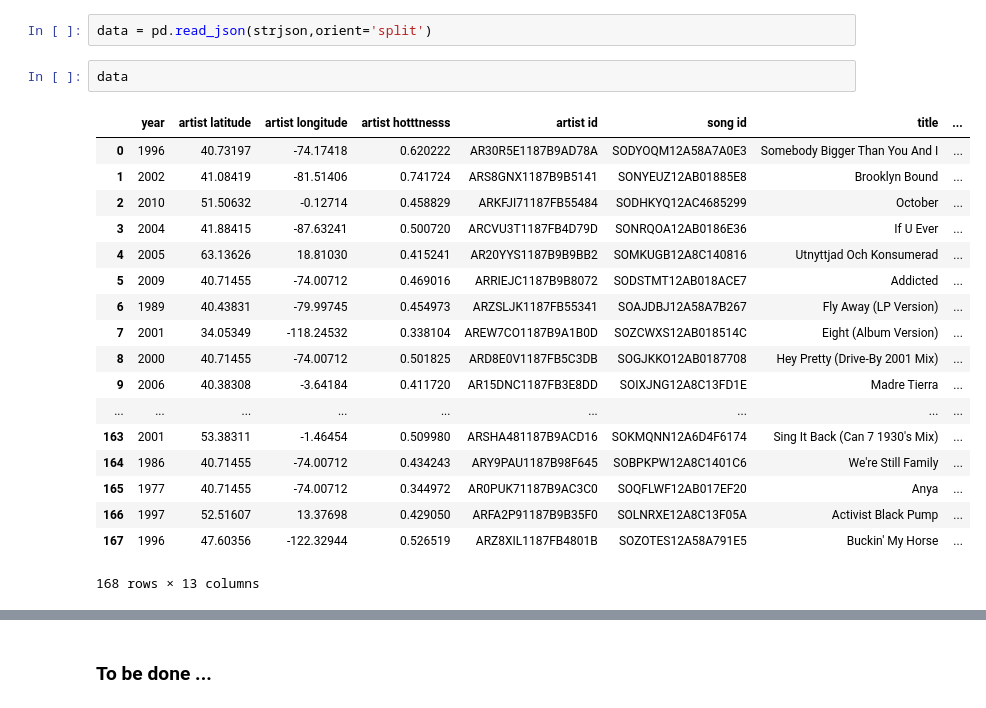
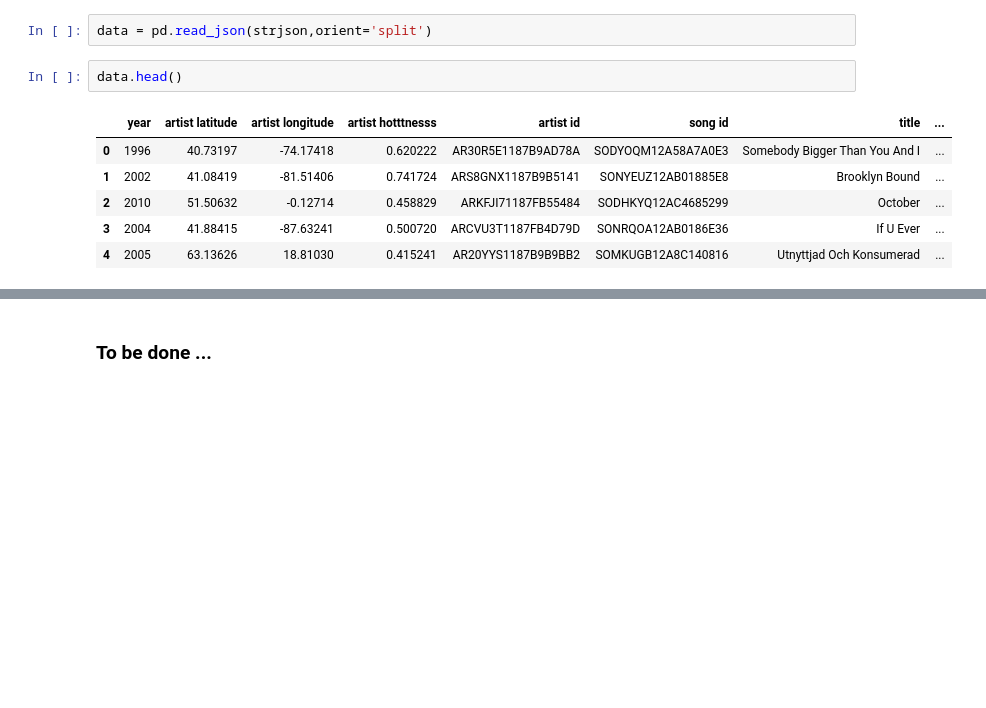
Before and after one commit to Piloumpicou/ADA-Unexpected-Match, a Jupyter notebook: project/MSD_subset.ipynb, the cells around one changed output, grey strips where cells are left out. Drawn from its saved outputs; the diff is of its cells as text; blank space fills up the shorter version.

```diff
--- a/project/MSD_subset.ipynb
+++ b/project/MSD_subset.ipynb
@@ -952,24 +954,12 @@ json = json.loads(strjson)
 # %%
 data = pd.read_json(strjson,orient='split')
 # %%
-data
+data.head()
 # %% [output]
 |  | year | artist latitude | artist longitude | artist hotttnesss | artist id | song id | title | ... |
 | 0 | 1996 | 40.73197 | -74.17418 | 0.620222 | AR30R5E1187B9AD78A | SODYOQM12A58A7A0E3 | Somebody Bigger Than You And I | ... |
 | 1 | 2002 | 41.08419 | -81.51406 | 0.741724 | ARS8GNX1187B9B5141 | SONYEUZ12AB01885E8 | Brooklyn Bound | ... |
 | 2 | 2010 | 51.50632 | -0.12714 | 0.458829 | ARKFJI71187FB55484 | SODHKYQ12AC4685299 | October | ... |
 | 3 | 2004 | 41.88415 | -87.63241 | 0.500720 | ARCVU3T1187FB4D79D | SONRQOA12AB0186E36 | If U Ever | ... |
 | 4 | 2005 | 63.13626 | 18.81030 | 0.415241 | AR20YYS1187B9B9BB2 | SOMKUGB12A8C140816 | Utnyttjad Och Konsumerad | ... |
-| 5 | 2009 | 40.71455 | -74.00712 | 0.469016 | ARRIEJC1187B9B8072 | SODSTMT12AB018ACE7 | Addicted | ... |
-| 6 | 1989 | 40.43831 | -79.99745 | 0.454973 | ARZSLJK1187FB55341 | SOAJDBJ12A58A7B267 | Fly Away (LP Version) | ... |
-| 7 | 2001 | 34.05349 | -118.24532 | 0.338104 | AREW7CO1187B9A1B0D | SOZCWXS12AB018514C | Eight (Album Version) | ... |
-| 8 | 2000 | 40.71455 | -74.00712 | 0.501825 | ARD8E0V1187FB5C3DB | SOGJKKO12AB0187708 | Hey Pretty (Drive-By 2001 Mix) | ... |
-| 9 | 2006 | 40.38308 | -3.64184 | 0.411720 | AR15DNC1187FB3E8DD | SOIXJNG12A8C13FD1E | Madre Tierra | ... |
-| ... | ... | ... | ... | ... | ... | ... | ... | ... |
-| 163 | 2001 | 53.38311 | -1.46454 | 0.509980 | ARSHA481187B9ACD16 | SOKMQNN12A6D4F6174 | Sing It Back (Can 7 1930's Mix) | ... |
-| 164 | 1986 | 40.71455 | -74.00712 | 0.434243 | ARY9PAU1187B98F645 | SOBPKPW12A8C1401C6 | We're Still Family | ... |
-| 165 | 1977 | 40.71455 | -74.00712 | 0.344972 | AR0PUK71187B9AC3C0 | SOQFLWF12AB017EF20 | Anya | ... |
-| 166 | 1997 | 52.51607 | 13.37698 | 0.429050 | ARFA2P91187B9B35F0 | SOLNRXE12A8C13F05A | Activist Black Pump | ... |
-| 167 | 1996 | 47.60356 | -122.32944 | 0.526519 | ARZ8XIL1187FB4801B | SOZOTES12A58A791E5 | Buckin' My Horse | ... |
-168 rows × 13 columns
 # %%
```
Also changed, not shown: parts of 2 cells of this notebook.
